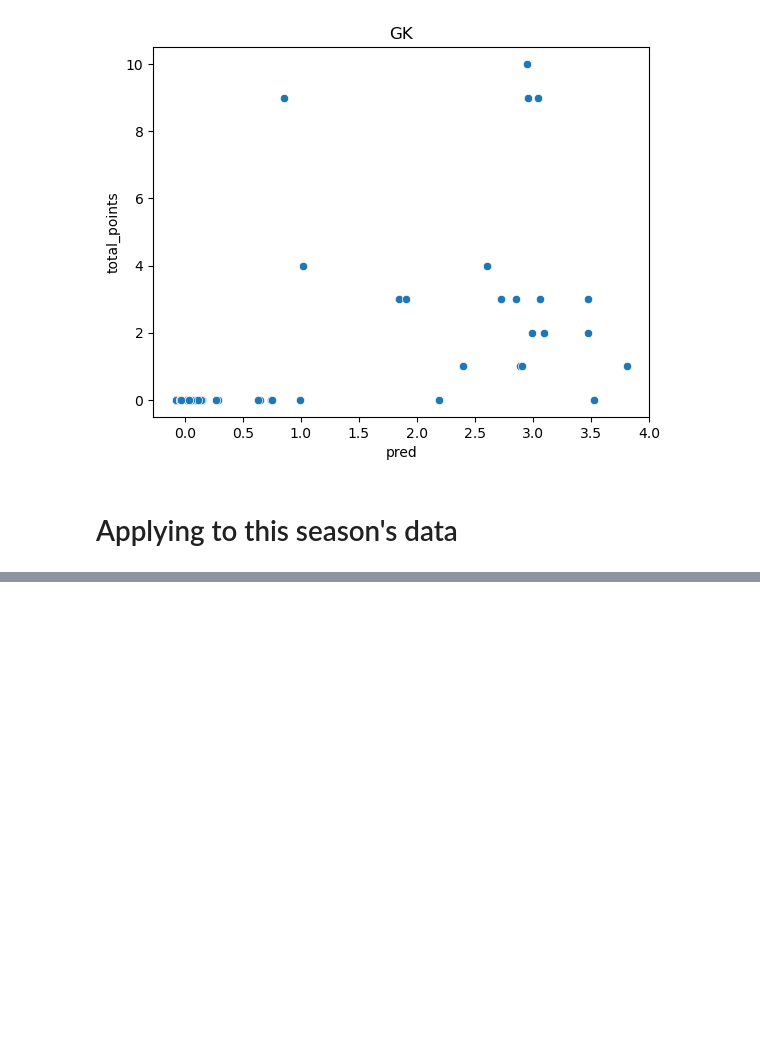
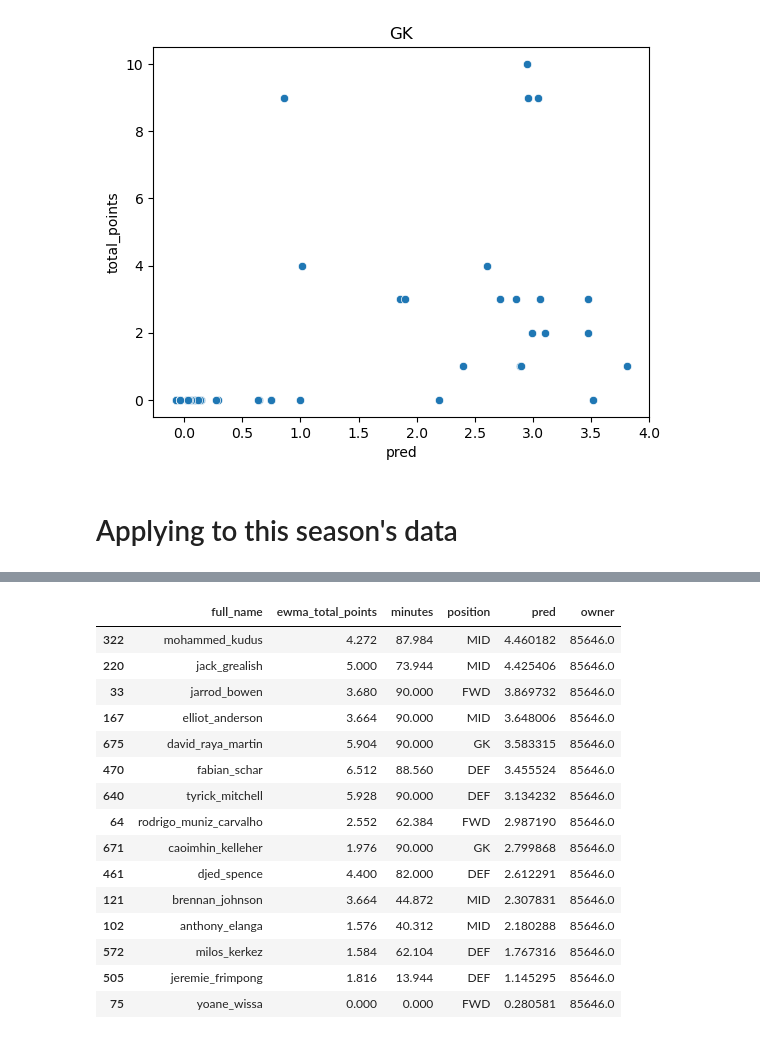
Before and after one commit to doug-ellis/draft_fpl_2526, a Jupyter notebook: transfer/gw_score_predictor_v1.ipynb, the cells around one changed output, grey strips where cells are left out. Saved outputs shown, nothing was run; the diff lists cells and outputs as text; code cells hidden in the pictures; blank space fills up the shorter version.

```diff
--- a/transfer/gw_score_predictor_v1.ipynb
+++ b/transfer/gw_score_predictor_v1.ipynb
@@ -212,0 +231,19 @@ pred_df_simple_sorted.query('full_name=="phil_foden"').sort_values('pred', ascen
+# %%
+pred_df_simple_sorted.query('owner==85646.0').sort_values('pred', ascending=False).head(50)
+# %% [output]
+|  | full_name | ewma_total_points | minutes | position | pred | owner |
+| 322 | mohammed_kudus | 4.272 | 87.984 | MID | 4.460182 | 85646.0 |
+| 220 | jack_grealish | 5.000 | 73.944 | MID | 4.425406 | 85646.0 |
+| 33 | jarrod_bowen | 3.680 | 90.000 | FWD | 3.869732 | 85646.0 |
+| 167 | elliot_anderson | 3.664 | 90.000 | MID | 3.648006 | 85646.0 |
+| 675 | david_raya_martin | 5.904 | 90.000 | GK | 3.583315 | 85646.0 |
+| 470 | fabian_schar | 6.512 | 88.560 | DEF | 3.455524 | 85646.0 |
+| 640 | tyrick_mitchell | 5.928 | 90.000 | DEF | 3.134232 | 85646.0 |
+| 64 | rodrigo_muniz_carvalho | 2.552 | 62.384 | FWD | 2.987190 | 85646.0 |
+| 671 | caoimhin_kelleher | 1.976 | 90.000 | GK | 2.799868 | 85646.0 |
+| 461 | djed_spence | 4.400 | 82.000 | DEF | 2.612291 | 85646.0 |
+| 121 | brennan_johnson | 3.664 | 44.872 | MID | 2.307831 | 85646.0 |
+| 102 | anthony_elanga | 1.576 | 40.312 | MID | 2.180288 | 85646.0 |
+| 572 | milos_kerkez | 1.584 | 62.104 | DEF | 1.767316 | 85646.0 |
+| 505 | jeremie_frimpong | 1.816 | 13.944 | DEF | 1.145295 | 85646.0 |
+| 75 | yoane_wissa | 0.000 | 0.000 | FWD | 0.280581 | 85646.0 |
```
Also changed, not shown: parts of 19 cells of this notebook, 4 other files.
